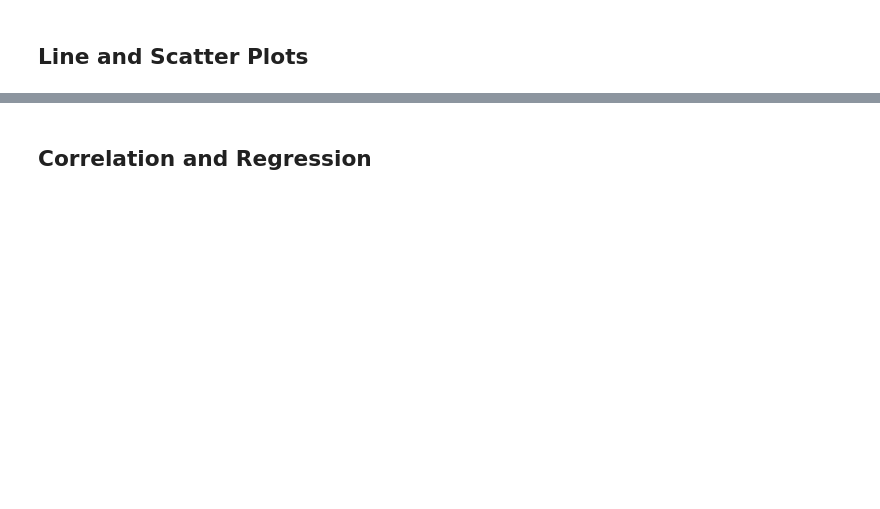
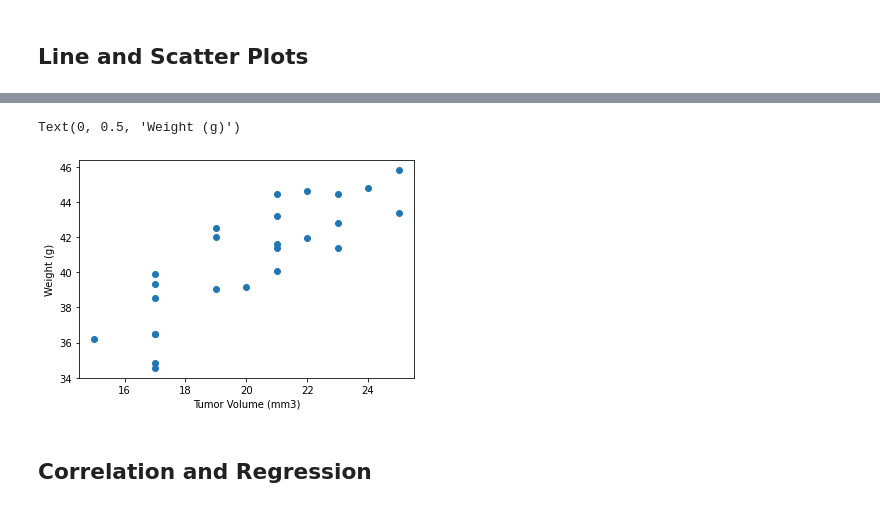
Before and after one commit to Ejwpls/matplotlib-challenge, a Jupyter notebook: Pymaceuticals/pymaceuticals_starter.ipynb, the cells around one changed output, grey strips where cells are left out. Saved outputs shown, nothing was run; the diff lists cells and outputs as text; code cells hidden in the pictures; blank space fills up the shorter version.

```diff
--- a/Pymaceuticals/pymaceuticals_starter.ipynb
+++ b/Pymaceuticals/pymaceuticals_starter.ipynb
@@ -179,5 +195,17 @@ plt.pie(size, labels = gender, colors=colors,autopct="%1.1f%%")
 # %%
 # Generate a scatter plot of mouse weight versus average tumor volume for the Capomulin regimen
+mouse1 = capomulin_df.groupby('Mouse ID')
+
+ave_tumor = mouse1['Tumor Volume (mm3)'].mean()
+ave_weight = mouse1['Weight (g)'].mean()
+plt.scatter(ave_weight,ave_tumor)
+plt.xlabel('Tumor Volume (mm3)')
+plt.ylabel('Weight (g)')
+
+#capomulin_df.plot.line(x='Timepoint',y='Weight (g)')
+# %% [output]
+Text(0, 0.5, 'Weight (g)')
+[figure, added]
 # %% [markdown]
 ## Correlation and Regression
 # %%
```
Also changed, not shown: parts of 9 cells of this notebook.
